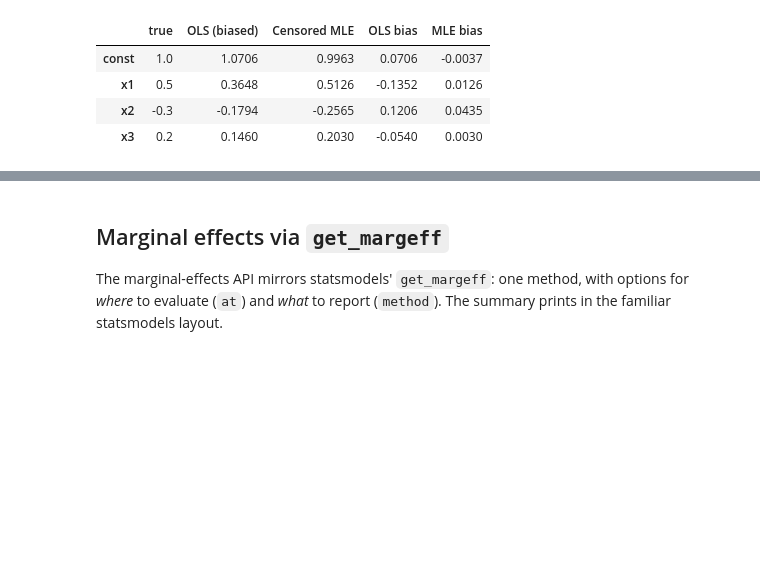
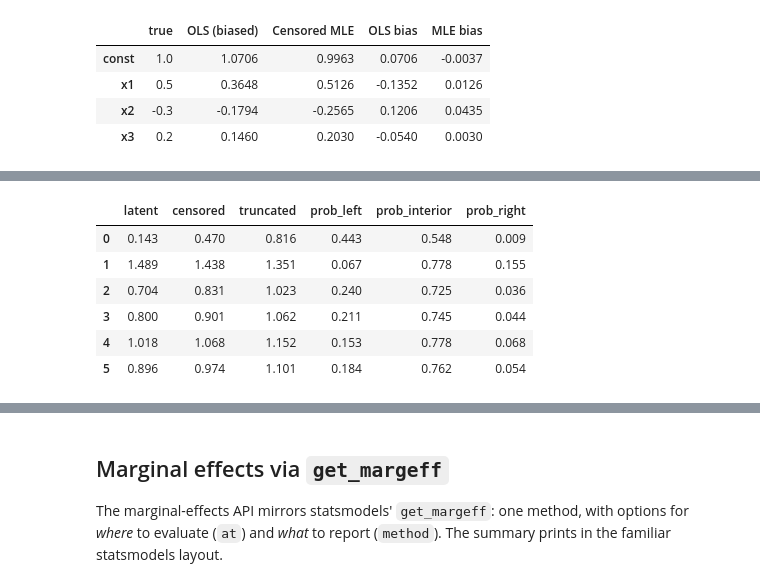
Before and after one commit to Ramis-Paygin/censored-truncated-regression, a Jupyter notebook: examples/01_two_sided_censoring.ipynb, the cells around one changed output, grey strips where cells are left out. Drawn from its saved outputs; the diff is of its cells as text; code cells hidden in the pictures; blank space fills up the shorter version.

```diff
--- a/examples/01_two_sided_censoring.ipynb
+++ b/examples/01_two_sided_censoring.ipynb
@@ -148,0 +122,11 @@ pd.DataFrame(proba, index=range(6)).round(3)
+# %%
+X_show = X[:6]
+model.predict(X_show).round(3)   # default = all six columns
+# %% [output]
+|  | latent | censored | truncated | prob_left | prob_interior | prob_right |
+| 0 | 0.143 | 0.470 | 0.816 | 0.443 | 0.548 | 0.009 |
+| 1 | 1.489 | 1.438 | 1.351 | 0.067 | 0.778 | 0.155 |
+| 2 | 0.704 | 0.831 | 1.023 | 0.240 | 0.725 | 0.036 |
+| 3 | 0.800 | 0.901 | 1.062 | 0.211 | 0.745 | 0.044 |
+| 4 | 1.018 | 1.068 | 1.152 | 0.153 | 0.778 | 0.068 |
+| 5 | 0.896 | 0.974 | 1.101 | 0.184 | 0.762 | 0.054 |
```
Also changed, not shown: parts of 10 cells of this notebook, 13 other files.
